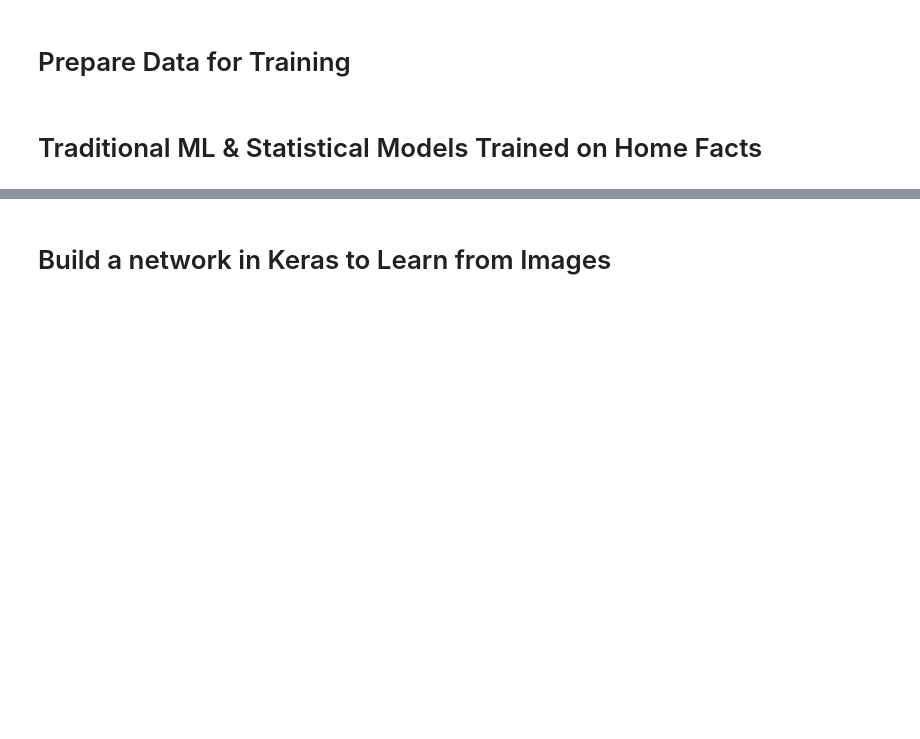
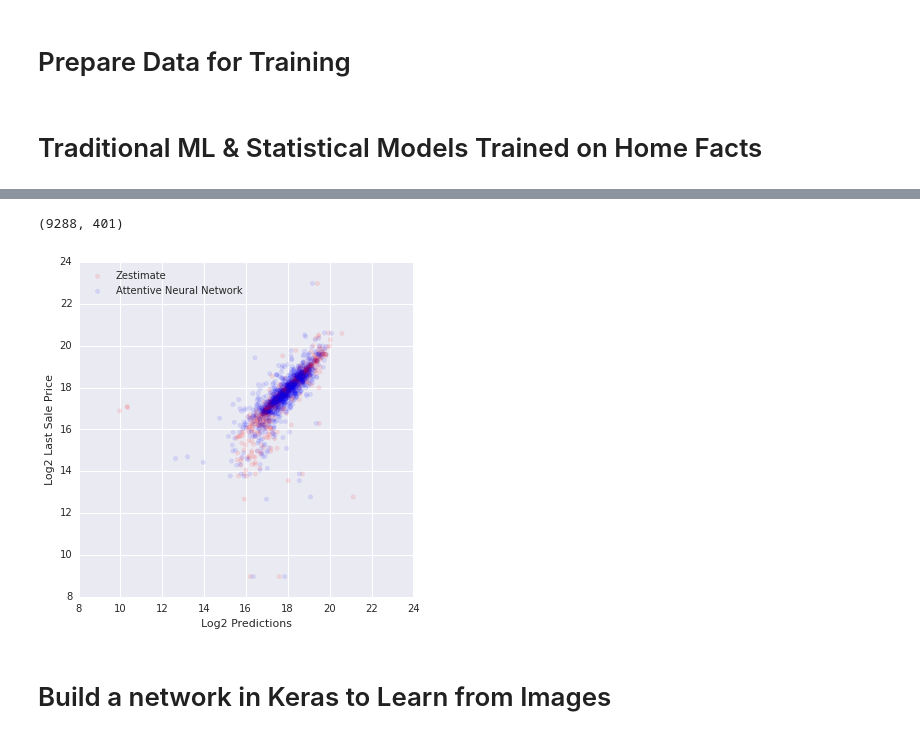
Before and after one commit to jeffschecter/sandbox, a Jupyter notebook: zillow/zillow.ipynb, the cells around one changed output, grey strips where cells are left out. Drawn from its saved outputs; the diff is of its cells as text; code cells hidden in the pictures; blank space fills up the shorter version.

```diff
--- a/zillow/zillow.ipynb
+++ b/zillow/zillow.ipynb
@@ -166,0 +228,6 @@ random forest 120427.675307
+# %%
+# Binary vectorization of properties only, without regions
+_, vp = zillow.VectorizeFacts(df.facts)
+vp.shape
+# %% [output]
+(9288, 401)
@@ -167,2 +292,35 @@ random forest 120427.675307
+# %%
+ar = AttentiveRegressor(len(df.region.unique()), vp.shape[1], hidden_sizes=[258, 128, 64, 32, 16])
+# %%
+ar.compile(optimizer="adam", loss="mse")
+# %%
+ar_history = ar.fit(
+    [train_df.region_code, vp[train_ixs]],
+    np.array(np.log2(train_df.last_sold)),
+    batch_size=128,
+    nb_epoch=500,
+    verbose=0,
+    validation_data=(
+        [test_df.region_code, vp[test_ixs]],
+        np.array(np.log2(test_df.last_sold))),
+    shuffle=True)
+# %%
+ar_preds = ar.predict([test_df.region_code, vp[test_ixs]]).reshape((test_df.shape[0],))
+
+figsize(6, 6)
+plt.scatter(
+    np.log2(df.zestimate[test_ixs]), np.log2(df.last_sold[test_ixs]),
+    color="red", label="Zestimate", alpha=0.1)
+plt.scatter(
+    ar_preds, np.log2(df.last_sold[test_ixs]),
+    color="blue", label="Attentive Neural Network", alpha=0.1)
+plt.xlabel("Log2 Predictions")
+plt.ylabel("Log2 Last Sale Price")
+plt.xlim(8, 24)
+plt.ylim(8, 24)
+plt.legend(loc="upper left")
+plt.show()
+# %% [output]
+[figure, added]
 # %% [markdown]
 # Build a network in Keras to Learn from Images
```
Also changed, not shown: parts of 38 cells of this notebook, 2 other files.
